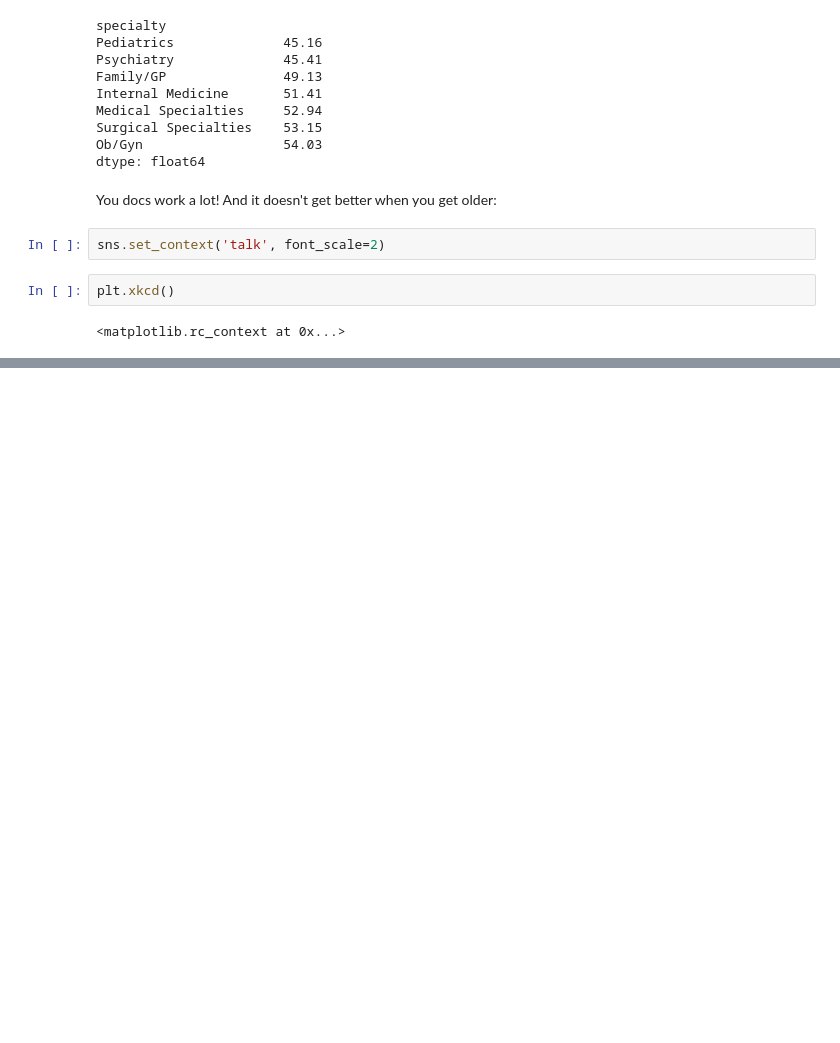
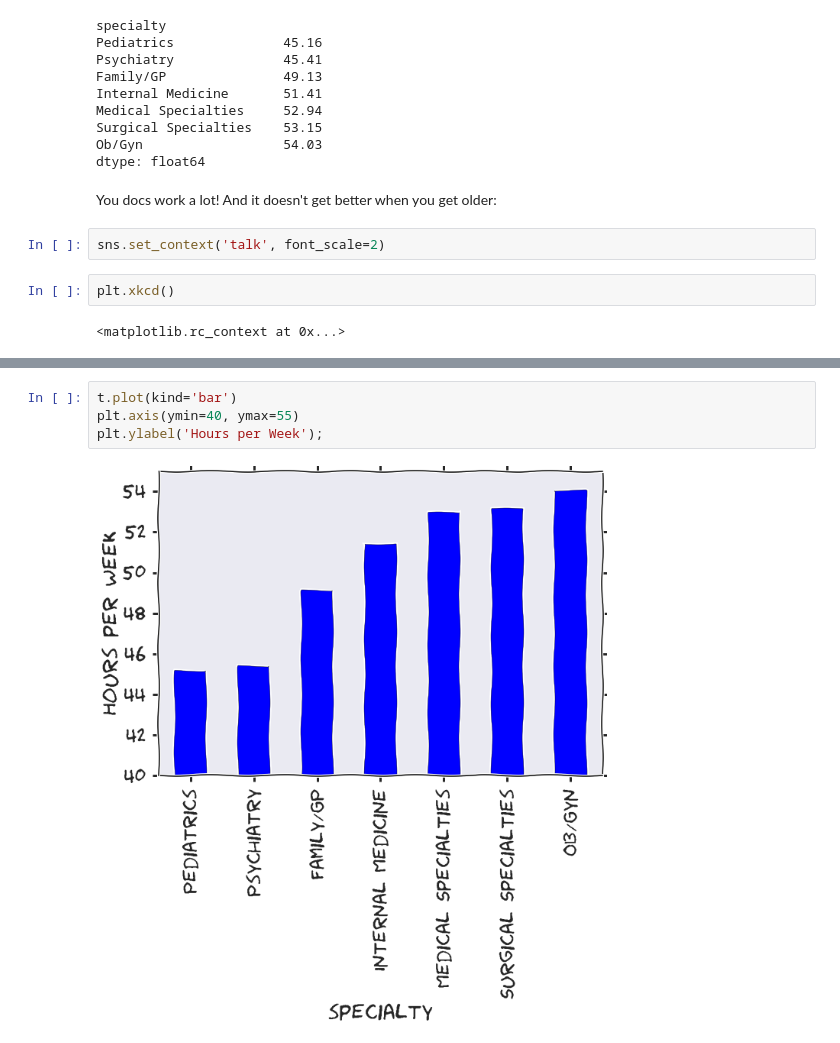
Before and after one commit to afcarl/iths-communicating-results-visually-2, a Jupyter notebook: 00_busy_doctor_figures.ipynb, the cells around one changed output, grey strips where cells are left out. Cells and saved outputs as stored; diff of their text form; blank space fills up the shorter version.

```diff
--- a/00_busy_doctor_figures.ipynb
+++ b/00_busy_doctor_figures.ipynb
@@ -77,0 +85,6 @@ plt.savefig('img/1.png')
+# %%
+t.plot(kind='bar')
+plt.axis(ymin=40, ymax=55)
+plt.ylabel('Hours per Week');
+# %% [output]
+[figure, added]
```
Also changed, not shown: parts of 4 cells of this notebook, 1 other file.
